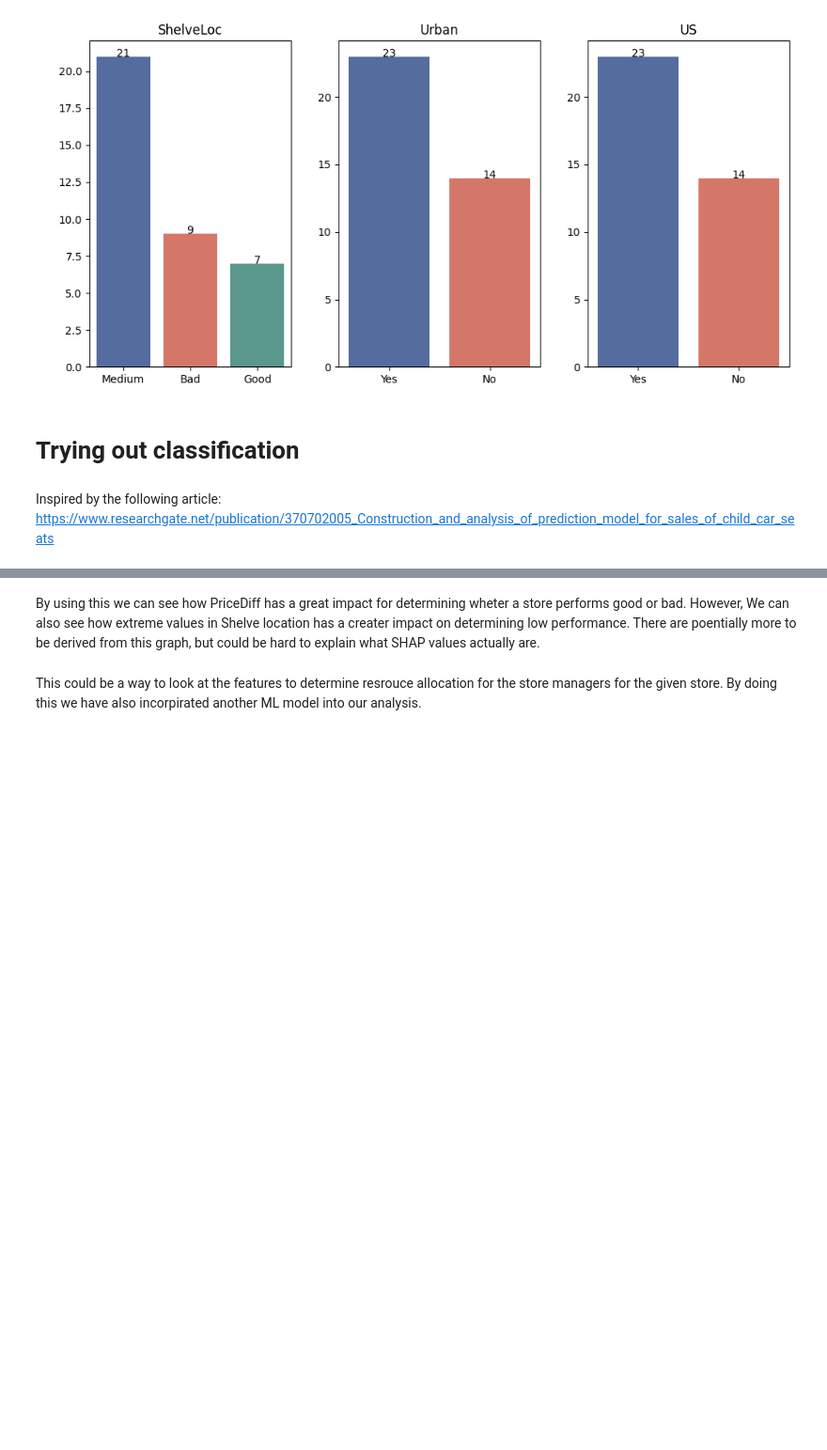
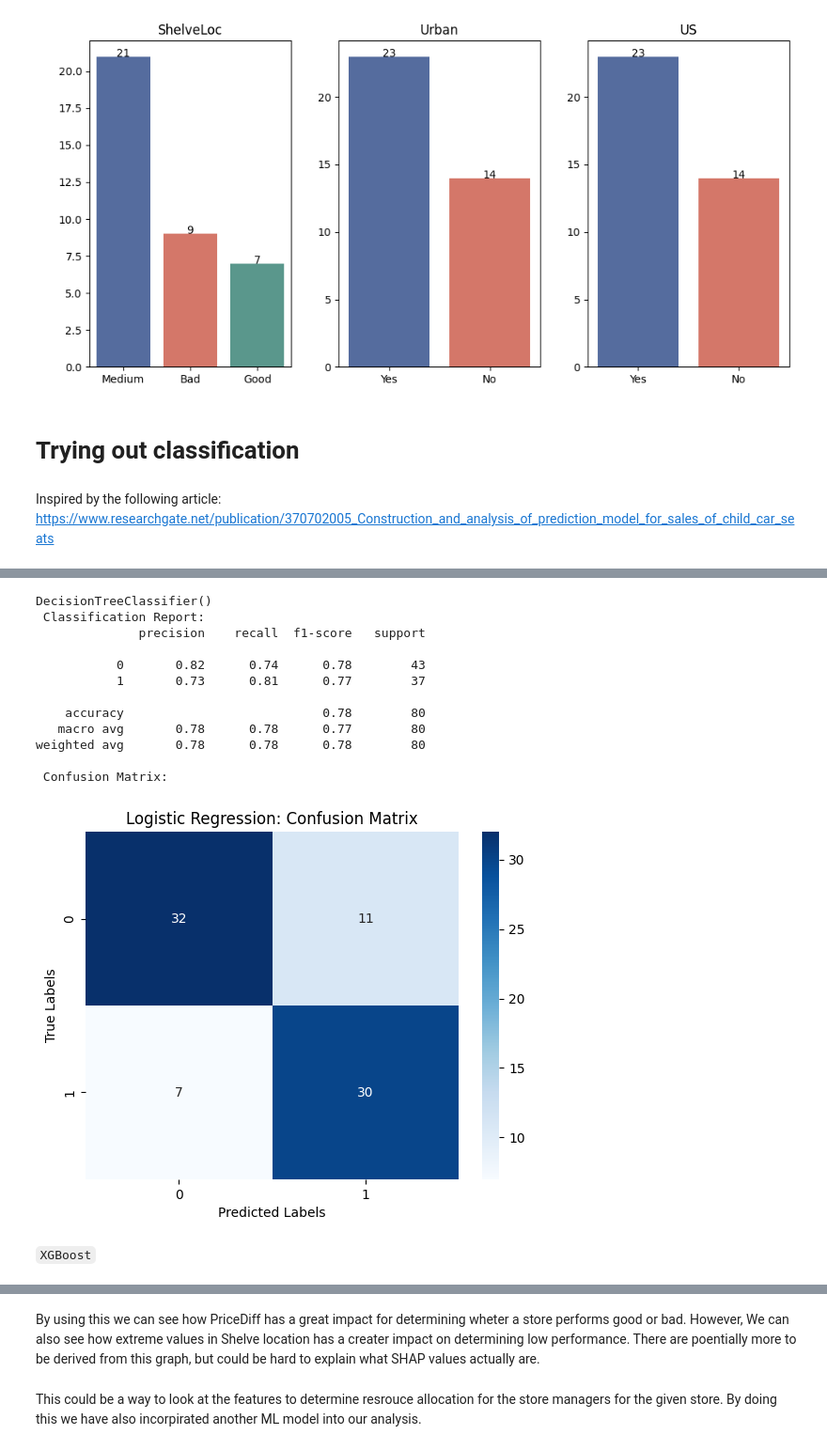
Before and after one commit to fredrik998/AppliedMachineLearning, a Jupyter notebook: Codes/FredrikCodes.ipynb, the cells around one changed output, grey strips where cells are left out. Shown at 94% size. Drawn from its saved outputs; the diff is of its cells as text; code cells hidden in the pictures; blank space fills up the shorter version.

```diff
--- a/Codes/FredrikCodes.ipynb
+++ b/Codes/FredrikCodes.ipynb
@@ -652,0 +723,20 @@ Accuracy: 0.8375
+# %%
+# Evaluating the results
+y_pred_dt = dt.predict(X_test_cf)
+evaluate(y_test_cf, y_pred_dt, dt)
+# %% [output]
+DecisionTreeClassifier()
+ Classification Report:
+              precision    recall  f1-score   support
+
+           0       0.82      0.74      0.78        43
+           1       0.73      0.81      0.77        37
+
+    accuracy                           0.78        80
+   macro avg       0.78      0.78      0.77        80
+weighted avg       0.78      0.78      0.78        80
+
+ Confusion Matrix:
+[figure, added]
+# %% [markdown]
+`XGBoost`
```
Also changed, not shown: parts of 26 cells of this notebook.
